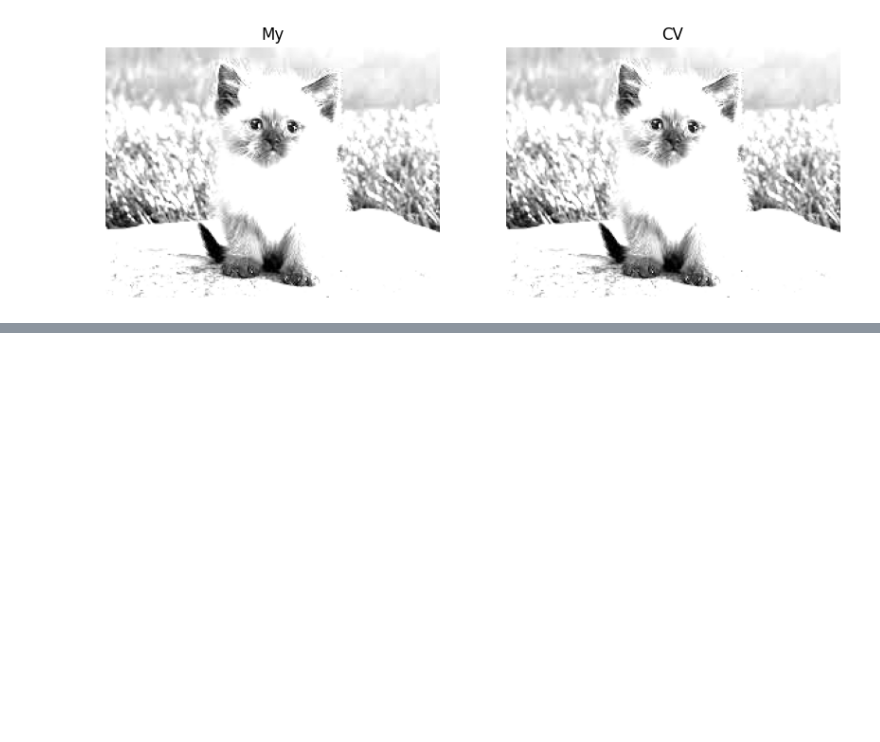
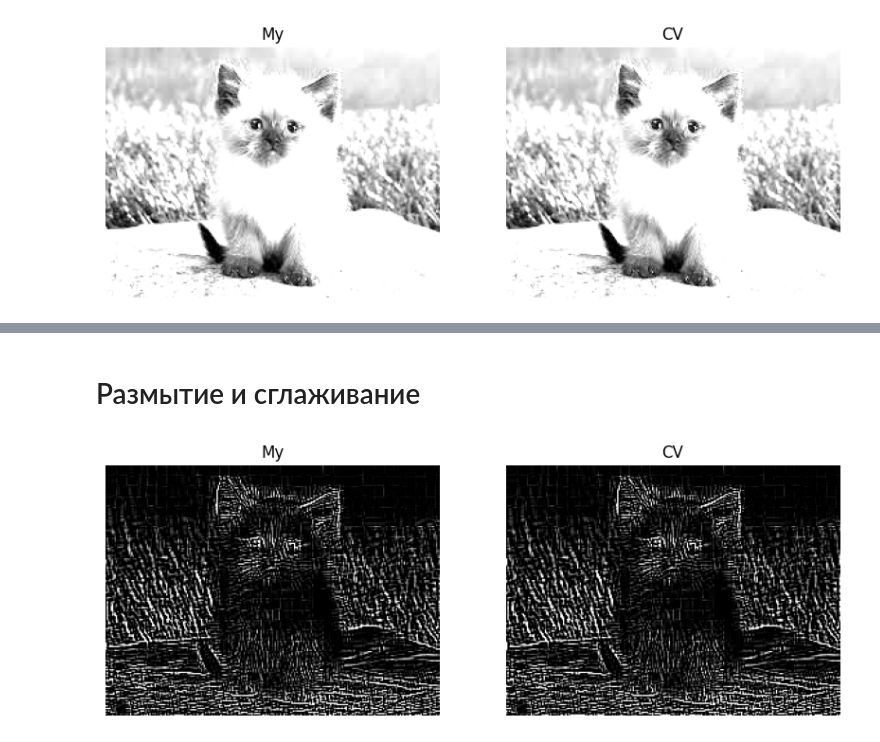
Before and after one commit to kozhik31/itmo-cv-labs, a Jupyter notebook: lab-2/lab2.ipynb, the cells around one changed output, grey strips where cells are left out. Saved outputs shown, nothing was run; the diff lists cells and outputs as text; code cells hidden in the pictures; blank space fills up the shorter version.

```diff
--- a/lab-2/lab2.ipynb
+++ b/lab-2/lab2.ipynb
@@ -153,0 +178,2 @@ plot_two_img(my_truncate_cat, truncate_cat, cmap='gray')
+# %% [markdown]
+# Размытие и сглаживание
@@ -153,0 +224,7 @@ plot_two_img(my_truncate_cat, truncate_cat, cmap='gray')
+# %%
+cat = cv.imread('cat2.png', cv.IMREAD_GRAYSCALE)
+my_filter_cat = filter2d(cat, my_kernel)
+filter_cat = cv.filter2D(cat, ddepth=-1, kernel=my_kernel)
+plot_two_img(my_filter_cat, filter_cat, cmap='gray')
+# %% [output]
+[figure, added]
```
Also changed, not shown: parts of 14 cells of this notebook.
